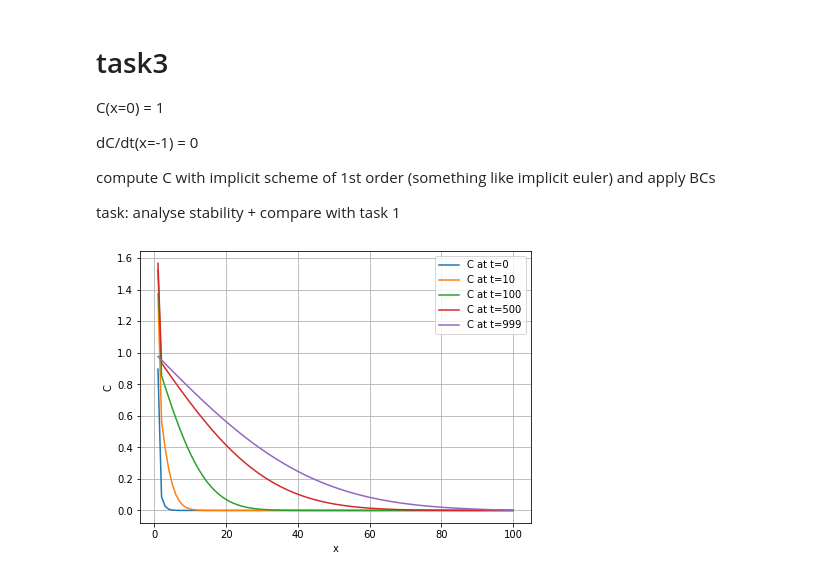
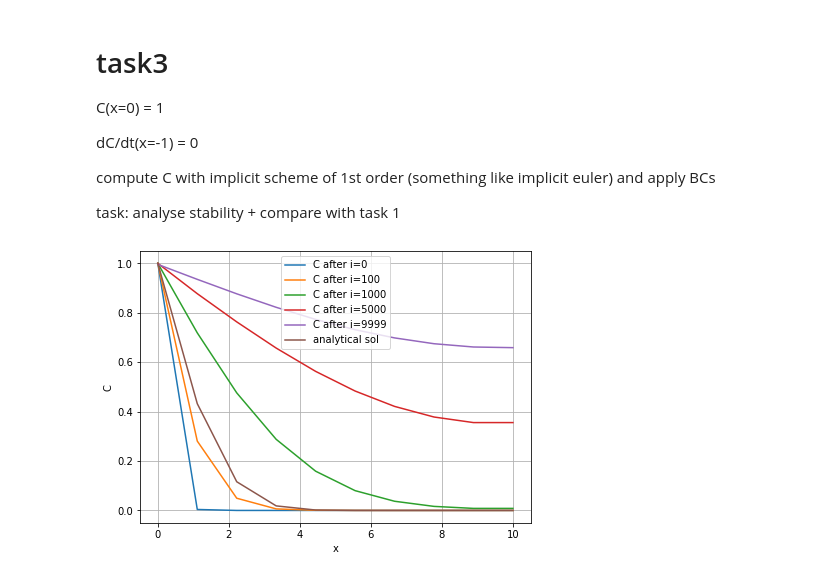
Before and after one commit to hitimr/NSSC2, a Jupyter notebook: Ex3/task3.ipynb, the cells around one changed output. Saved outputs shown, nothing was run; the diff lists cells and outputs as text; code cells hidden in the pictures.

```diff
--- a/Ex3/task3.ipynb
+++ b/Ex3/task3.ipynb
@@ -15,5 +16,5 @@ import pandas as pd
 # %%
-#https://www.cfd-online.com/Wiki/Tridiagonal_matrix_algorithm_-_TDMA_(Thomas_algorithm)
+#thomas algorithm
 def TDMAsolve(A, b):
     Ac = A.copy()
     bc = b.copy()
@@ -49,22 +50,28 @@ def fill_matrix(matrix):
 
 #apply BC to concentration vector
 def apply_BC(C_vector):
-    C_vector[0] = C_vector[0] + S*D*dirichlet
+    C_vector[0] = dirichlet
+    C_vector[-1] = C_vector[-2]
+
+    #C_vector[0] = C_vector[0] + S*D*dirichlet
+    #C_vector[-1] = C_vector[-1] + S*D*(2*dx*neuman + C_0[-2])
+
     #C_vector[-1] = C_vector[-1] + S*D*(2*dx*neuman + C_vector[-2])
     #C_vector[-1] = C_vector[-2] #+ S*D*C_vector[-2]
+
     return C_vector
 # %%
 #settings of time and space
-xmax = 5
-tmax = 1000
+xmax = 10
+tmax = 10000
 dx = 1/xmax
-dt = 60
+dt = 40
 D = 10**(-6)
 dirichlet = 1 #at x=0
 neuman = 0 #at x=h
 
 #initialization
-space = np.linspace(1,xmax,xmax)
+space = np.linspace(0,xmax,xmax)
 time = np.linspace(0,tmax,tmax)
 S = dt/(dx*dx)
 C = [] #concentration values
@@ -77,10 +84,9 @@ fill_matrix(A)
 C_old = C_0
 for i in range(tmax):
     C_old = apply_BC(C_old)
-    #C_new = np.linalg.solve(A,C_old) #compute next C vector
     C_new = TDMAsolve(A,C_old)
     C.append(C_new)
-    C_old = C_new #set old C vector to new for next iteration
+    C_old = C_new
 
 C = np.array(C)
 df = pd.DataFrame(C)
@@ -88,18 +94,19 @@ df.to_csv("task3.csv",index=False)
 # %%
 plottimesteps = [0,round((tmax-1)*0.01),round((tmax-1)*0.1),round((tmax-1)*0.5),tmax-1]
 fig = plt.figure(figsize = (7,5))
 for i in plottimesteps:
     #plt.plot(space,C[i,:],label="C")
-    plt.plot(space,C[i,:],label="C at t="+str(i))
+    plt.plot(space,C[i,:],label="C after i="+str(i))
+plt.plot(space,analytical_sol(tmax, points=xmax, n_max=1000),label="analytical sol")
 
 plt.legend()
 plt.xlabel("x")
 plt.ylabel("C")
 plt.grid()
 plt.show()
 #plt.savefig('plots/asdfasdfasdfasdf.pdf')
 # %% [output]
-[figure, old version]
+[figure, new version]
 # %%
 A = numpy.array([[1,2,0],
                  [4,5,6],
```
Also changed, not shown: parts of 1 cell of this notebook, 4 other files.
